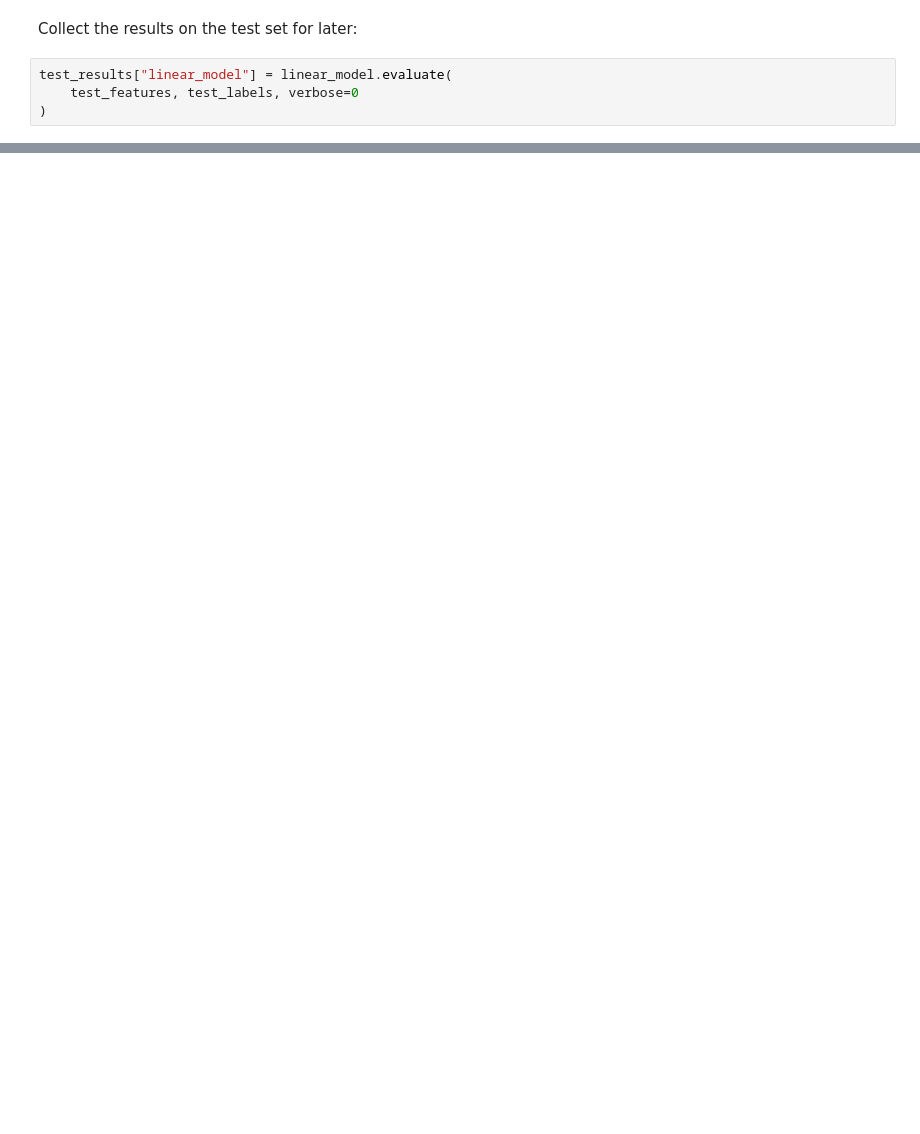
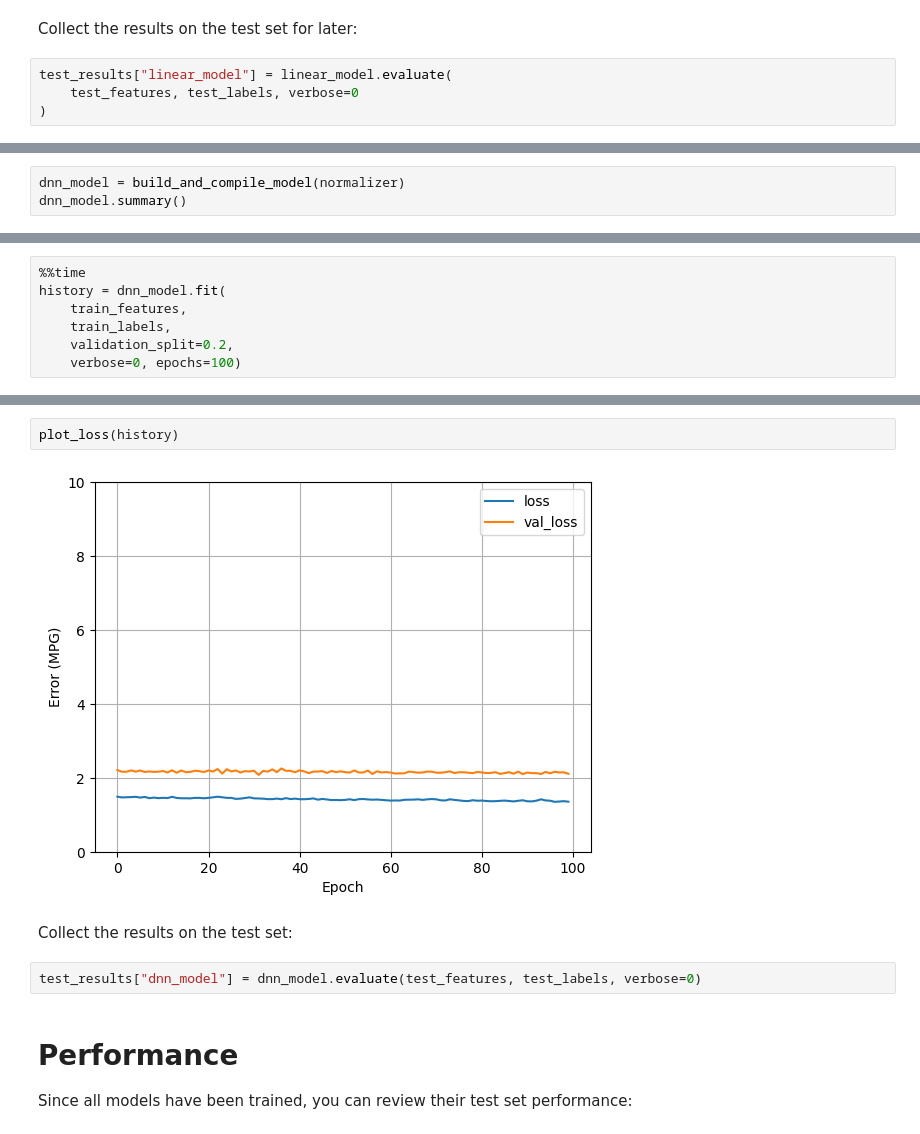
Before and after one commit to crdcamp/ml-learning-linear-regression, a Jupyter notebook: tensorflow_linear_regression.ipynb, the cells around one changed output, grey strips where cells are left out. Drawn from its saved outputs; the diff is of its cells as text; blank space fills up the shorter version.

```diff
--- a/tensorflow_linear_regression.ipynb
+++ b/tensorflow_linear_regression.ipynb
@@ -511,0 +599,3 @@ The code is basically the same except the model is expanded to include some "hid
+# %%
+dnn_model = build_and_compile_model(normalizer)
+dnn_model.summary()
@@ -511,0 +619,7 @@ The code is basically the same except the model is expanded to include some "hid
+# %%
+%%time
+history = dnn_model.fit(
+    train_features,
+    train_labels,
+    validation_split=0.2,
+    verbose=0, epochs=100)
@@ -511,0 +649,12 @@ The code is basically the same except the model is expanded to include some "hid
+# %%
+plot_loss(history)
+# %% [output]
+[figure, added]
+# %% [markdown]
+Collect the results on the test set:
+# %%
+test_results["dnn_model"] = dnn_model.evaluate(test_features, test_labels, verbose=0)
+# %% [markdown]
+# Performance
+
+Since all models have been trained, you can review their test set performance:
```
Also changed, not shown: parts of 42 cells of this notebook, 1 other file.
